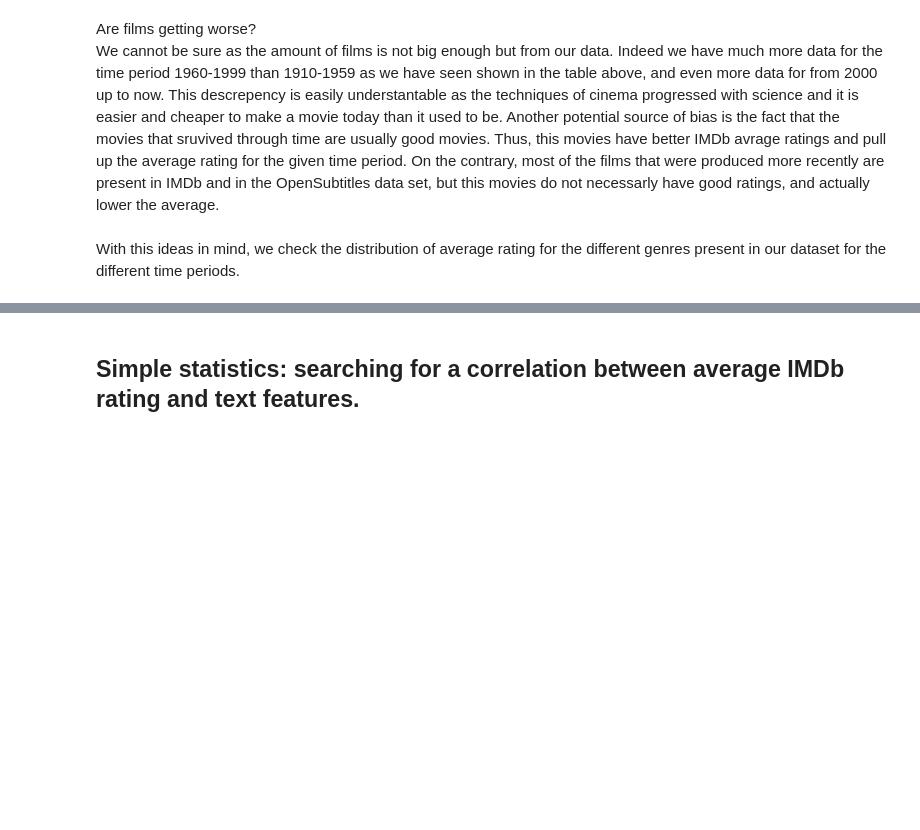
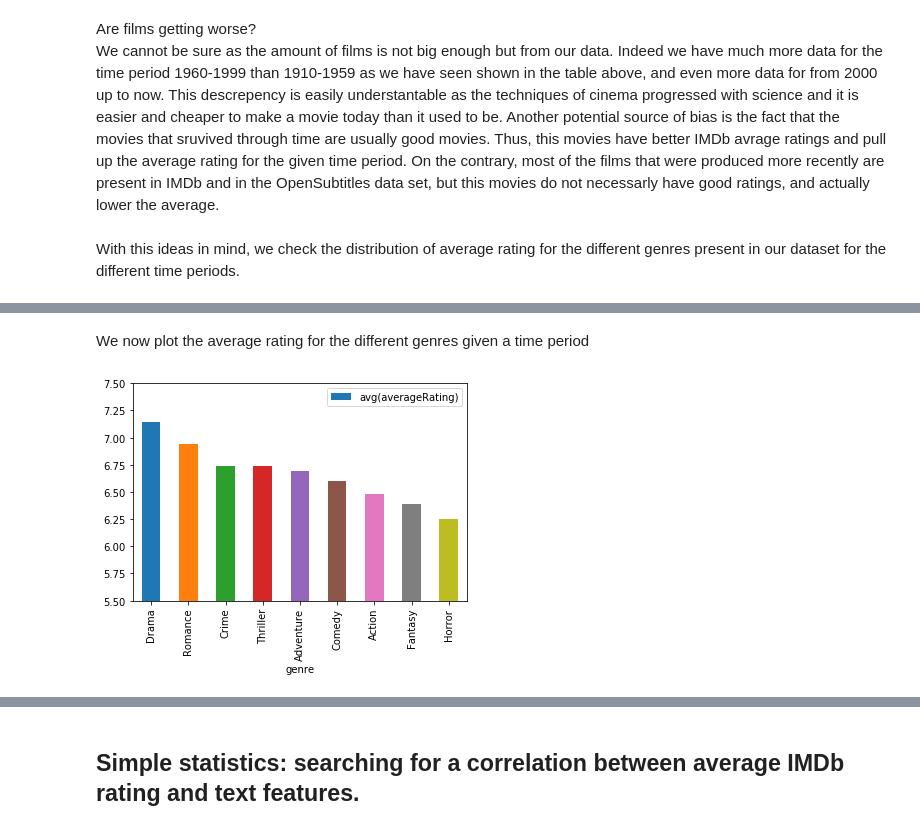
Before and after one commit to Xabitsuki/adamax, a Jupyter notebook: NotebookFinal.ipynb, the cells around one changed output, grey strips where cells are left out. Saved outputs shown, nothing was run; the diff lists cells and outputs as text; code cells hidden in the pictures; blank space fills up the shorter version.

Commit message:
add graphs for time exploration

```diff
--- a/NotebookFinal.ipynb
+++ b/NotebookFinal.ipynb
@@ -556,2 +556,2 @@ df_genres= df_genres.join(df_ratings, ["tconst"])
 # %%
-df_periods_stats_pd[df_periods_stats_pd["count(1)"] > 100].sort_values("avg(averageRating)", ascending=False)
+df_genre_period =df_periods_stats_pd[df_periods_stats_pd["count(1)"] > 100].sort_values("count(1)", ascending=False)
@@ -575,0 +578,9 @@ df_periods_stats_pd[df_periods_stats_pd["count(1)"] > 100].sort_values("avg(aver
+# %% [markdown]
+We now plot the average rating for the different genres given a time period
+# %%
+df_genre_period[df_periods_stats_pd.period == "1960-1999"].head(15)\
+                    .sort_values("avg(averageRating)", ascending=False).plot.bar(x="genre", y ="avg(averageRating)")
+plt.ylim(5.5, 7.5)
+plt.show()
+# %% [output]
+[figure, added]
```
Also changed, not shown: parts of 6 cells of this notebook.
